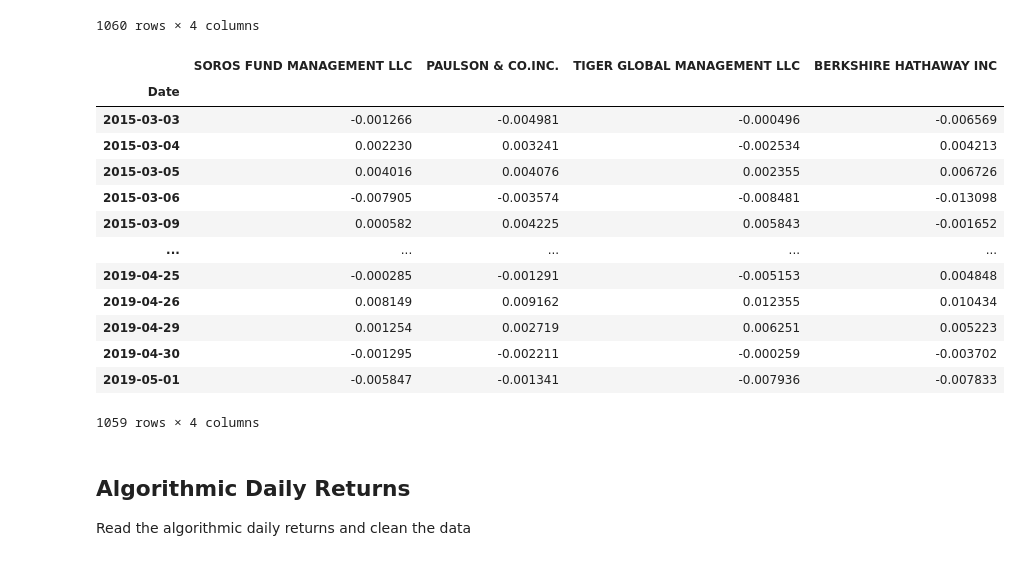
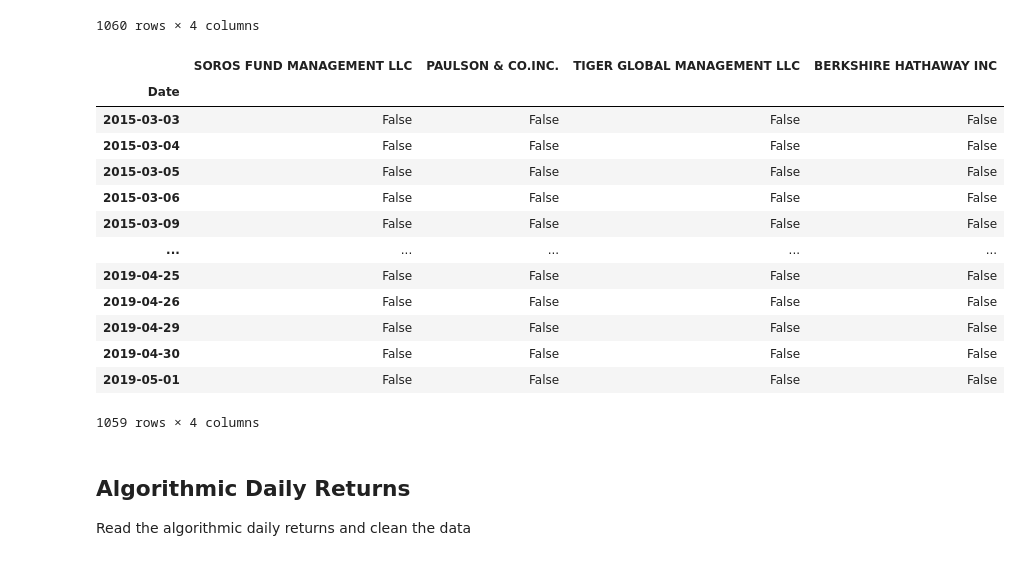
Before and after one commit to arwa486/UW-FinTech-Introduction, a Jupyter notebook: homework/homework_4/whale_analysis.ipynb, the cells around one changed output. Drawn from its saved outputs; the diff is of its cells as text; code cells hidden in the pictures.

```diff
--- a/homework/homework_4/whale_analysis.ipynb
+++ b/homework/homework_4/whale_analysis.ipynb
@@ -29,13 +29,14 @@ Files:
 Read the Whale Portfolio daily returns and clean the data
 # %%
 # Reading whale returns
-whale_returns_path = Path(r'~/UW-FinTech-Introduction/uw-blv-fin-pt-11-2020-u-c/04-Pandas/Homework/Instructions/Starter_Code/Resources/whale_returns.csv')
-whale_returns_df = pd.read_csv(whale_returns_path)
+whale_returns_path = Path(r'./src/whale_returns.csv')
+whale_returns_df = pd.read_csv(whale_returns_path, infer_datetime_format = True, parse_dates = True)
 
 whale_returns_df['Date'] = pd.to_datetime(whale_returns_df['Date'])
 whale_returns_df.set_index('Date', inplace = True)
 
-whale_returns_df.head()
+whale_returns_df = whale_returns_df.sort_index()
+whale_returns_df
 # %% [output]
 |  | SOROS FUND MANAGEMENT LLC | PAULSON & CO.INC. | TIGER GLOBAL MANAGEMENT LLC | BERKSHIRE HATHAWAY INC |
 | Date |  |  |  |  |
@@ -64,21 +72,22 @@ whale_returns_df.isna()
 1060 rows × 4 columns
 # %%
 # Drop nulls
-whale_returns_df.dropna()
+whale_returns_df = whale_returns_df.dropna().copy()
+whale_returns_df.isnull()
 # %% [output]
 |  | SOROS FUND MANAGEMENT LLC | PAULSON & CO.INC. | TIGER GLOBAL MANAGEMENT LLC | BERKSHIRE HATHAWAY INC |
 | Date |  |  |  |  |
-| 2015-03-03 | -0.001266 | -0.004981 | -0.000496 | -0.006569 |
-| 2015-03-04 | 0.002230 | 0.003241 | -0.002534 | 0.004213 |
-| 2015-03-05 | 0.004016 | 0.004076 | 0.002355 | 0.006726 |
-| 2015-03-06 | -0.007905 | -0.003574 | -0.008481 | -0.013098 |
-| 2015-03-09 | 0.000582 | 0.004225 | 0.005843 | -0.001652 |
+| 2015-03-03 | False | False | False | False |
+| 2015-03-04 | False | False | False | False |
+| 2015-03-05 | False | False | False | False |
+| 2015-03-06 | False | False | False | False |
+| 2015-03-09 | False | False | False | False |
 | ... | ... | ... | ... | ... |
-| 2019-04-25 | -0.000285 | -0.001291 | -0.005153 | 0.004848 |
-| 2019-04-26 | 0.008149 | 0.009162 | 0.012355 | 0.010434 |
-| 2019-04-29 | 0.001254 | 0.002719 | 0.006251 | 0.005223 |
-| 2019-04-30 | -0.001295 | -0.002211 | -0.000259 | -0.003702 |
-| 2019-05-01 | -0.005847 | -0.001341 | -0.007936 | -0.007833 |
+| 2019-04-25 | False | False | False | False |
+| 2019-04-26 | False | False | False | False |
+| 2019-04-29 | False | False | False | False |
+| 2019-04-30 | False | False | False | False |
+| 2019-05-01 | False | False | False | False |
 1059 rows × 4 columns
 # %% [markdown]
 ## Algorithmic Daily Returns
```
Also changed, not shown: parts of 46 cells of this notebook, 8 other files.
